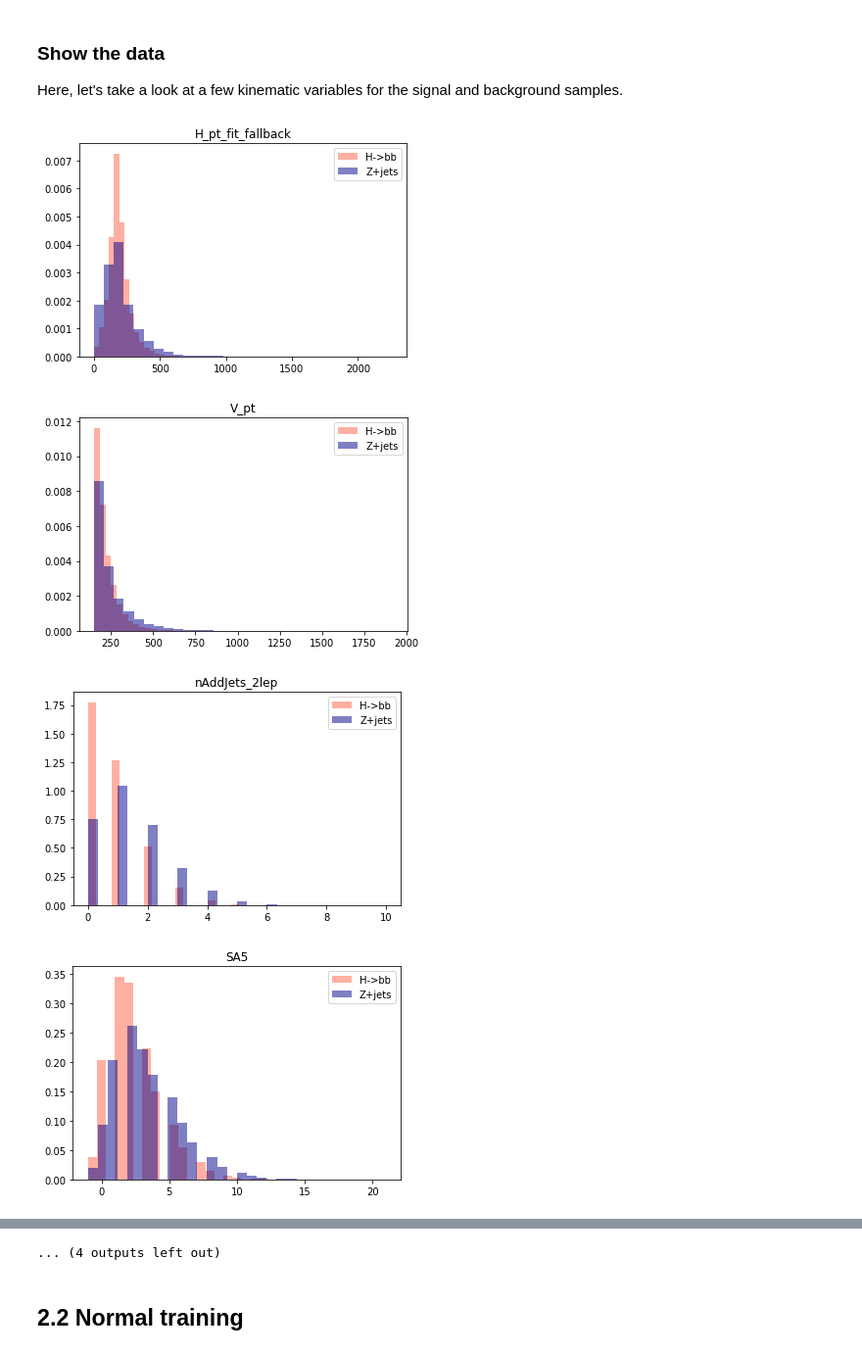
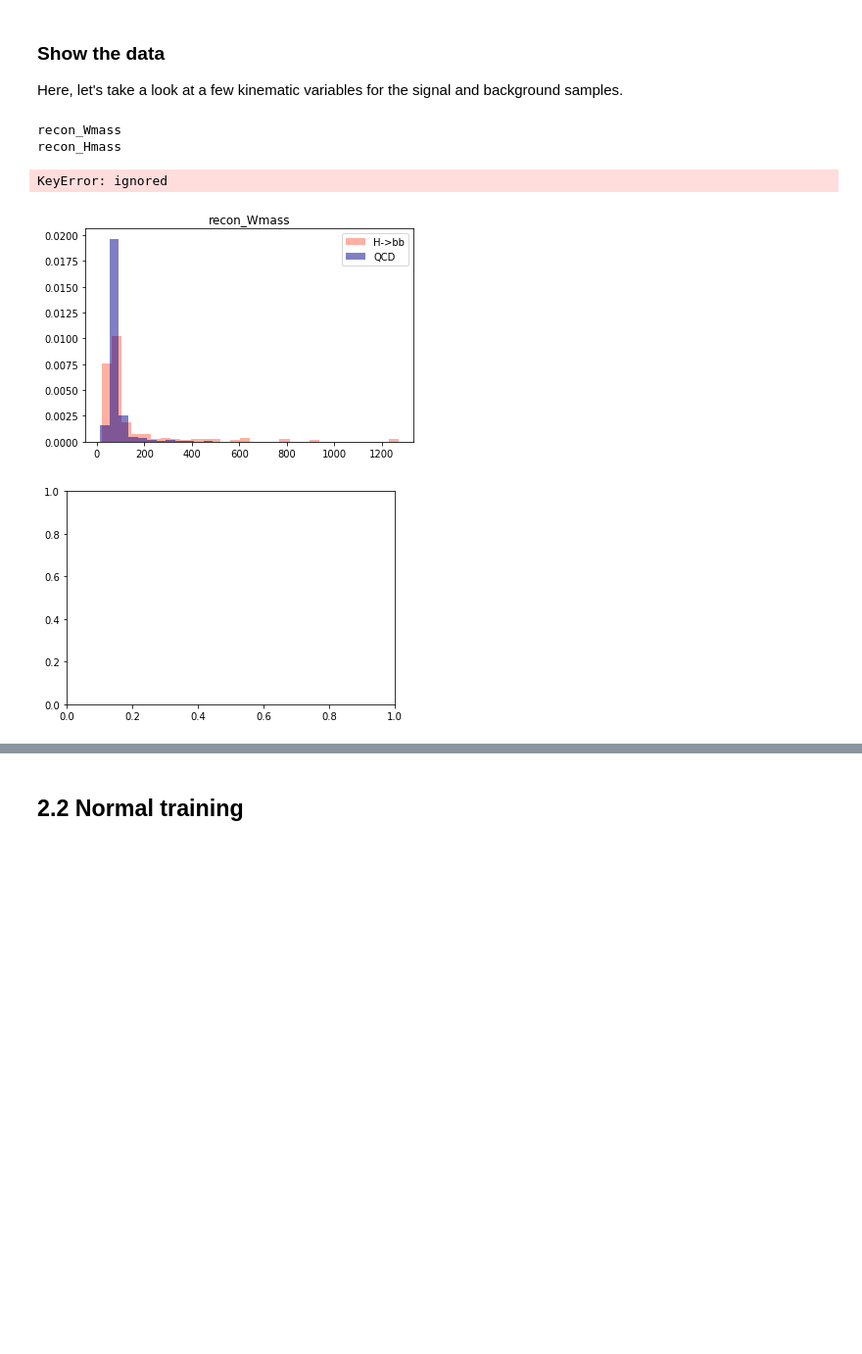
Before and after one commit to hessikaveh/VHbbPytorch, a Jupyter notebook: SummerStudent.ipynb, the cells around one changed output, grey strips where cells are left out. Shown at 98% size. Cells and saved outputs as stored; diff of their text form; code cells hidden in the pictures; blank space fills up the shorter version.

```diff
--- a/SummerStudent.ipynb
+++ b/SummerStudent.ipynb
@@ -453,12 +453,12 @@ import h5py
 import json
 import numpy as np
 # download the data
-"""if not 'MadGraph.pkl' in os.listdir():
+if not 'data_summer.h5' in os.listdir():
     print('Downloading data:')
-    !wget http://www-pnp.physics.ox.ac.uk/~zgubic/Hbb/MadGraph.pkl -O MadGraph.pkl
+    !wget https://github.com/hessikaveh/VHbbPytorch/raw/master/data_summer.h5 -O data_summer.h5
 else:
     print('Data already downloaded')
-    print(os.listdir())"""
+    print(os.listdir())
 
 # prepare the data
 
@@ -467,16 +467,18 @@ else:
 #features = ['MET', 'pTB1', 'pTB2', 'dRBB', 'dEtaBB', 'dPhiMETdijet']
 #X = df[features]
 #Y = df[['Y']]
-all_features = ['H_mass_fit_fallback', 'H_pt_fit_fallback', 'V_pt', 'nAddJets_2lep', 'SA5', 'V_mass', 'MET_Pt', 'hJets_leadingPt', 'hJets_subleadingPt', 'jjVPtRatio', 'HJ1_HJ2_dEta', 'HVdPhi_fit_fallback', 'hJets_btagged_0', 'hJets_btagged_1', 'HJ1_HJ2_dR', 'n_recoil_jets_fit', 'H_mass_sigma_fit']
-features = ['H_pt_fit_fallback', 'V_pt', 'nAddJets_2lep', 'SA5', 'V_mass', 'MET_Pt', 'hJets_leadingPt', 'hJets_subleadingPt', 'jjVPtRatio', 'HJ1_HJ2_dEta', 'HVdPhi_fit_fallback', 'hJets_btagged_0', 'hJets_btagged_1', 'HJ1_HJ2_dR', 'n_recoil_jets_fit', 'H_mass_sigma_fit']
-data = unpickle("/content/drive/My Drive/vhbb/data_withCompleteCuts.h5")
+all_features = ['recon_Wmass', 'recon_Hmass', 'deltaR_reconHW', 'recon_Hpt', 'recon_Wpt', 'deltaR_bb', 'deltaR_W', 'Jet_HT', 'bJet_pt1', 'bJet_pt2',
+                'WJet_pt1', 'WJet_pt2', 'bJet_btagDeepB1', 'bJet_btagDeepB2', 'WJet_btagDeepB1', 'WJet_btagDeepB2']
+features = ['recon_Wmass', 'recon_Hmass', 'deltaR_reconHW', 'recon_Hpt', 'recon_Wpt', 'deltaR_bb', 'deltaR_W', 'Jet_HT', 'bJet_pt1', 'bJet_pt2',
+                'WJet_pt1', 'WJet_pt2', 'bJet_btagDeepB1', 'bJet_btagDeepB2', 'WJet_btagDeepB1', 'WJet_btagDeepB2']
+data = unpickle("data_summer.h5")
 X_train = data['train']['X']
 Y_train = data['train']['y']
 sample_weight_train = data['train']['sample_weight']
 sample_weight_train = pd.DataFrame(sample_weight_train, columns=['weight'])
 X_train = pd.DataFrame(X_train, columns=all_features)
 Y_train = pd.DataFrame(Y_train, columns=['Y'])
-Z_train = X_train[['H_mass_fit_fallback']]
+Z_train = X_train[['recon_Hmass']]
 
 X_test = data['test']['X']
 Y_test = data['test']['y']
@@ -484,10 +486,10 @@ sample_weight_test = data['test']['sample_weight']
 sample_weight_test = pd.DataFrame(sample_weight_test, columns=['weight'])
 X_test = pd.DataFrame(X_test, columns=all_features)
 Y_test = pd.DataFrame(Y_test, columns=['Y'])
-Z_test = X_test[['H_mass_fit_fallback']]
+Z_test = X_test[['recon_Hmass']]
 
-del X_test['H_mass_fit_fallback']
-del X_train['H_mass_fit_fallback']
+del X_test['recon_Hmass']
+del X_train['recon_Hmass']
 
 #print(Z)
 # preprocessing
@@ -500,7 +502,7 @@ Z_pca = PCA(Z.shape[1], svd_solver='auto', whiten=True)
 X_pca.fit(X)
 Z_pca.fit(Z)
 df = pd.concat([X, Y],axis=1, join='inner')
-print (df.head())
+print (df)
 # split
 #X_train, X_test, Y_train, Y_test, Z_train, Z_test = train_test_split(X, Y, Z)
 
@@ -520,5 +522,5 @@ def generate_hbb(n_samples, train=True):
     # preprocess them
     return X_pca.transform(X), Y.values, Z_pca.transform(Z), weights.values
     #return X.values, Y.values, Z.values
-X, Y, Z, weights = generate_hbb(10000, train=True)
+X, Y, Z, weights = generate_hbb(500, train=True)
 # %% [output]
@@ -539,12 +548,14 @@ Here, let's take a look at a few kinematic variables for the signal and backgrou
 # %%
 for feature in features:
     fig, ax = plt.subplots()
+    print(feature)
     _ = ax.hist(df.query('Y==1')[feature], bins=30, alpha=0.5, density=True, color='tomato', label='H->bb')
-    _ = ax.hist(df.query('Y==0')[feature], bins=30, alpha=0.5, density=True, color='darkblue', label='Z+jets')
+    _ = ax.hist(df.query('Y==0')[feature], bins=30, alpha=0.5, density=True, color='darkblue', label='QCD')
     ax.set_title(feature)
     ax.legend(loc='best')
 # %% [output]
+recon_Wmass
+recon_Hmass
+KeyError: ignored
-[figure, old version]
+[figure, new version]
-[figure, old version]
+[figure, new version]
-[figure, removed]
-[figure, removed]
@@ -559,4 +562,3 @@ for feature in features:
-... (4 outputs left out)
 # %% [markdown]
 ## 2.2 Normal training
 # %% [markdown]
```
Also changed, not shown: parts of 2 cells of this notebook.
